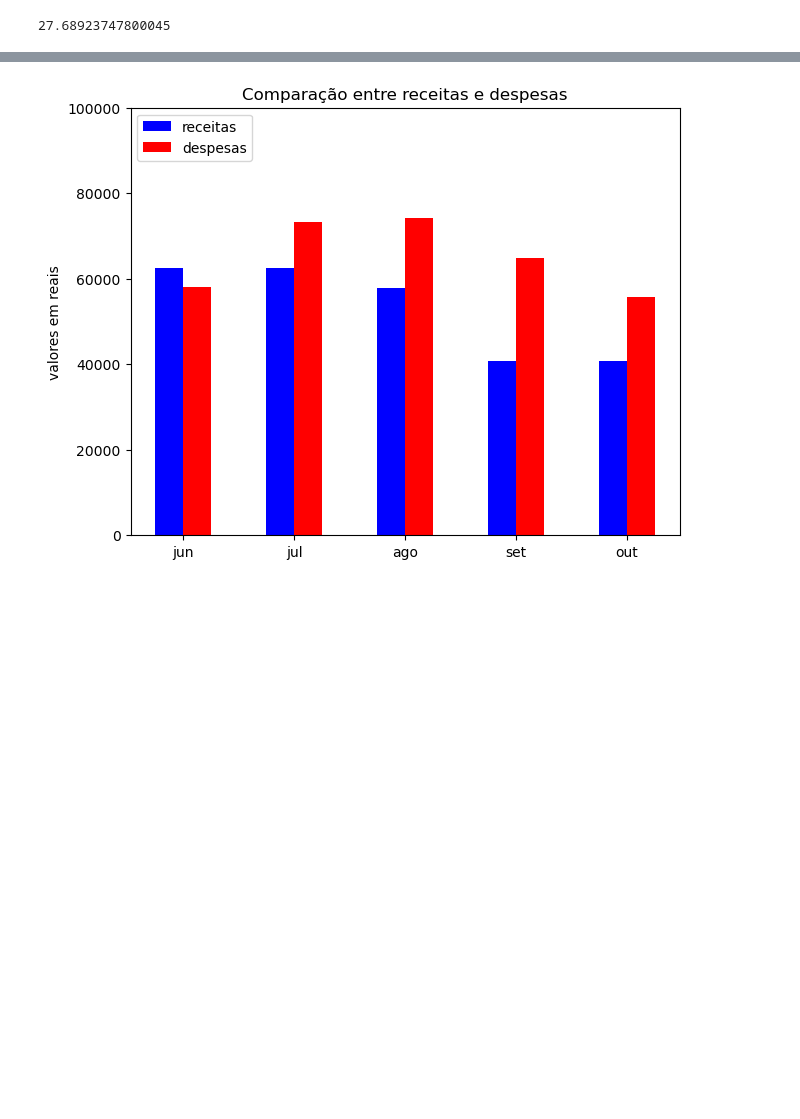
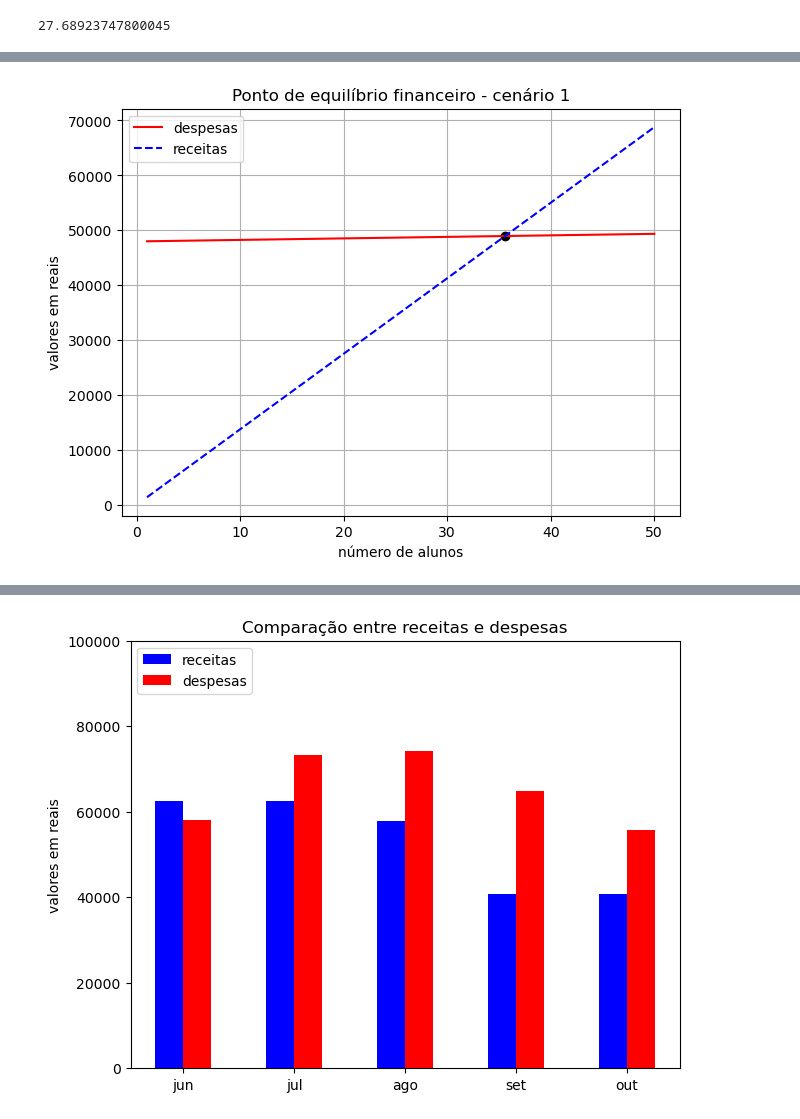
Before and after one commit to mp-resuldados/diagnostico-escola, a Jupyter notebook: notebooks/contas.ipynb, the cells around one changed output, grey strips where cells are left out. Cells and saved outputs as stored; diff of their text form; code cells hidden in the pictures; blank space fills up the shorter version.

```diff
--- a/notebooks/contas.ipynb
+++ b/notebooks/contas.ipynb
@@ -495,0 +564,27 @@ plt.savefig('../imagens/ponto-de-equilibrio-1.png')
+# %%
+# Cenário 1
+
+plt.figure(layout='constrained')
+
+plt.scatter(n_1,
+   n_1* mensalidade_media,
+    color='black')
+
+plt.plot(n,
+    coef_ang_cenario_1*n+coef_linear_base,
+    color='red',label='despesas')
+
+plt.plot(n,
+    n*mensalidade_media,
+    color='blue', linestyle = 'dashed',label='receitas')
+
+
+plt.xlabel('número de alunos')
+plt.ylabel('valores em reais')
+plt.title("Ponto de equilíbrio financeiro - cenário 1")
+plt.legend()
+plt.grid()
+
+plt.savefig('../imagens/ponto-de-equilibrio-1.png')
+# %% [output]
+[figure, added]
```
Also changed, not shown: parts of 62 cells of this notebook.
